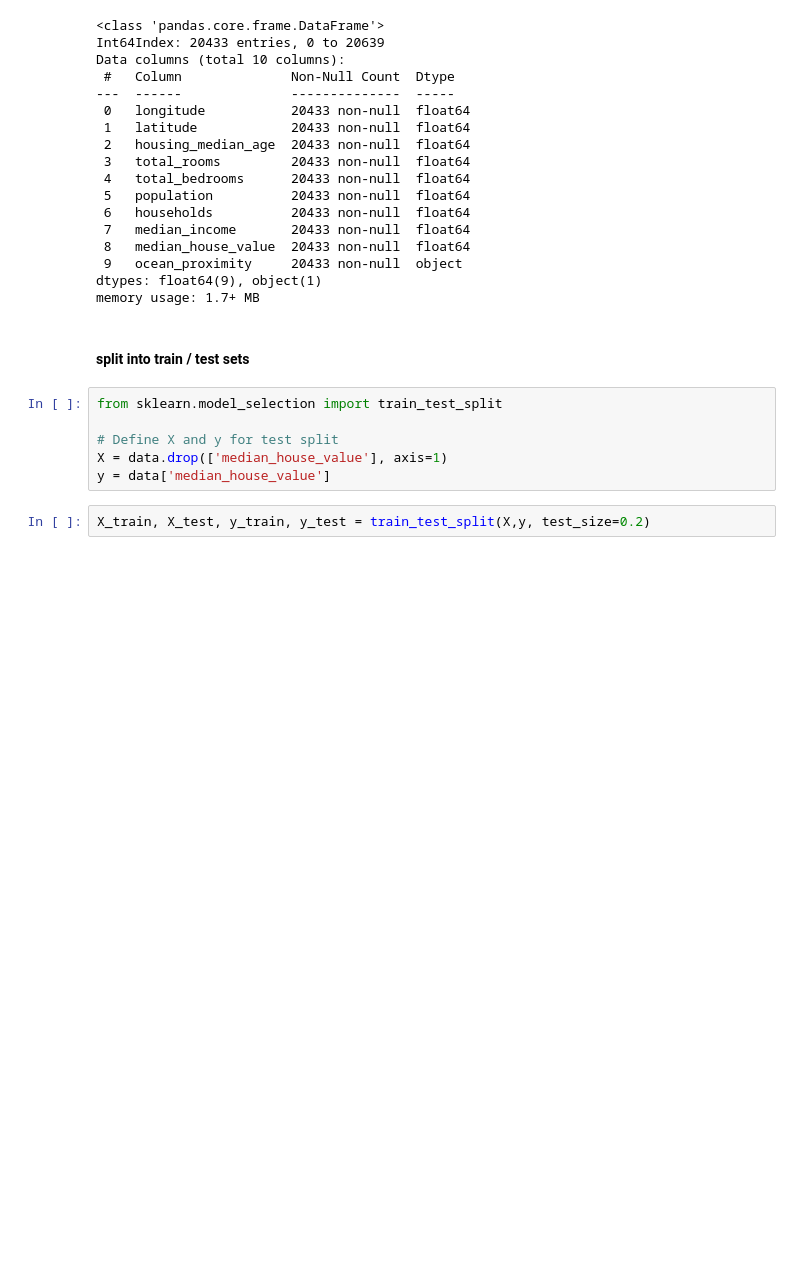
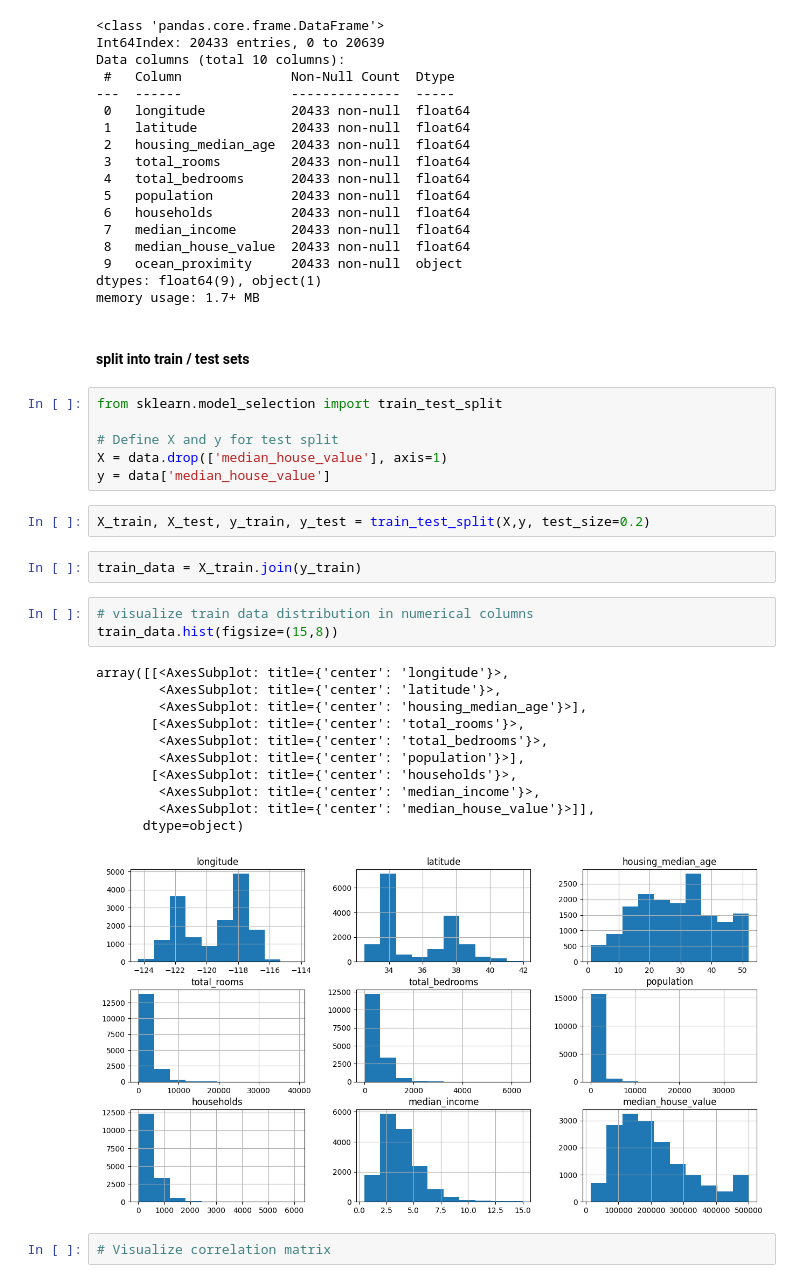
Before and after one commit to ortizfram/House-Price-Predicition, a Jupyter notebook: prediction.ipynb, the cells around one changed output. Saved outputs shown, nothing was run; the diff lists cells and outputs as text; blank space fills up the shorter version.

Commit message:
visualize train data distribution

```diff
--- a/prediction.ipynb
+++ b/prediction.ipynb
@@ -85,3 +85,22 @@ X = data.drop(['median_house_value'], axis=1)
 y = data['median_house_value']
 # %%
 X_train, X_test, y_train, y_test = train_test_split(X,y, test_size=0.2)
+# %%
+train_data = X_train.join(y_train)
+# %%
+# visualize train data distribution in numerical columns
+train_data.hist(figsize=(15,8))
+# %% [output]
+array([[<AxesSubplot: title={'center': 'longitude'}>,
+        <AxesSubplot: title={'center': 'latitude'}>,
+        <AxesSubplot: title={'center': 'housing_median_age'}>],
+       [<AxesSubplot: title={'center': 'total_rooms'}>,
+        <AxesSubplot: title={'center': 'total_bedrooms'}>,
+        <AxesSubplot: title={'center': 'population'}>],
+       [<AxesSubplot: title={'center': 'households'}>,
+        <AxesSubplot: title={'center': 'median_income'}>,
+        <AxesSubplot: title={'center': 'median_house_value'}>]],
+      dtype=object)
+[figure, added]
+# %%
+# Visualize correlation matrix
```
